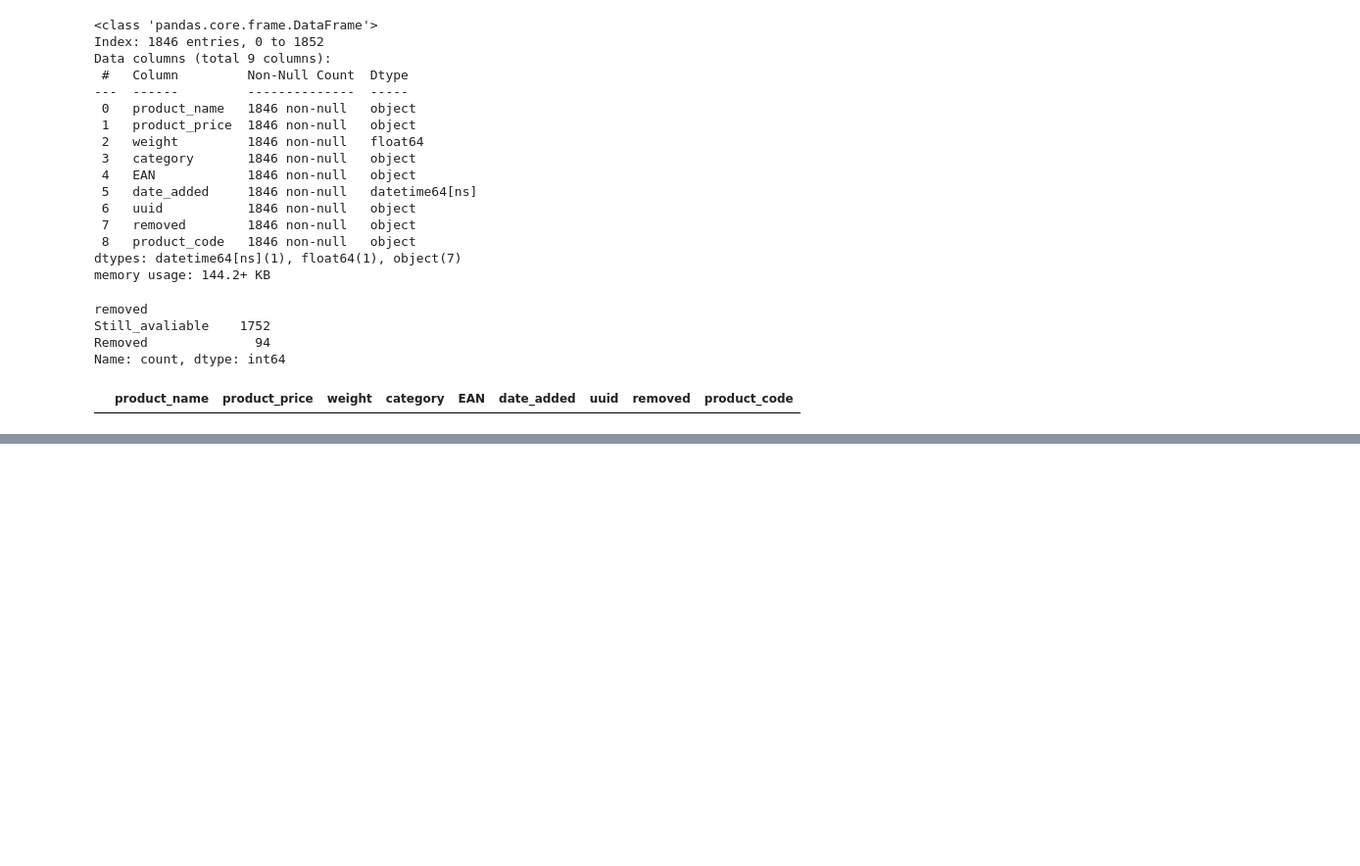
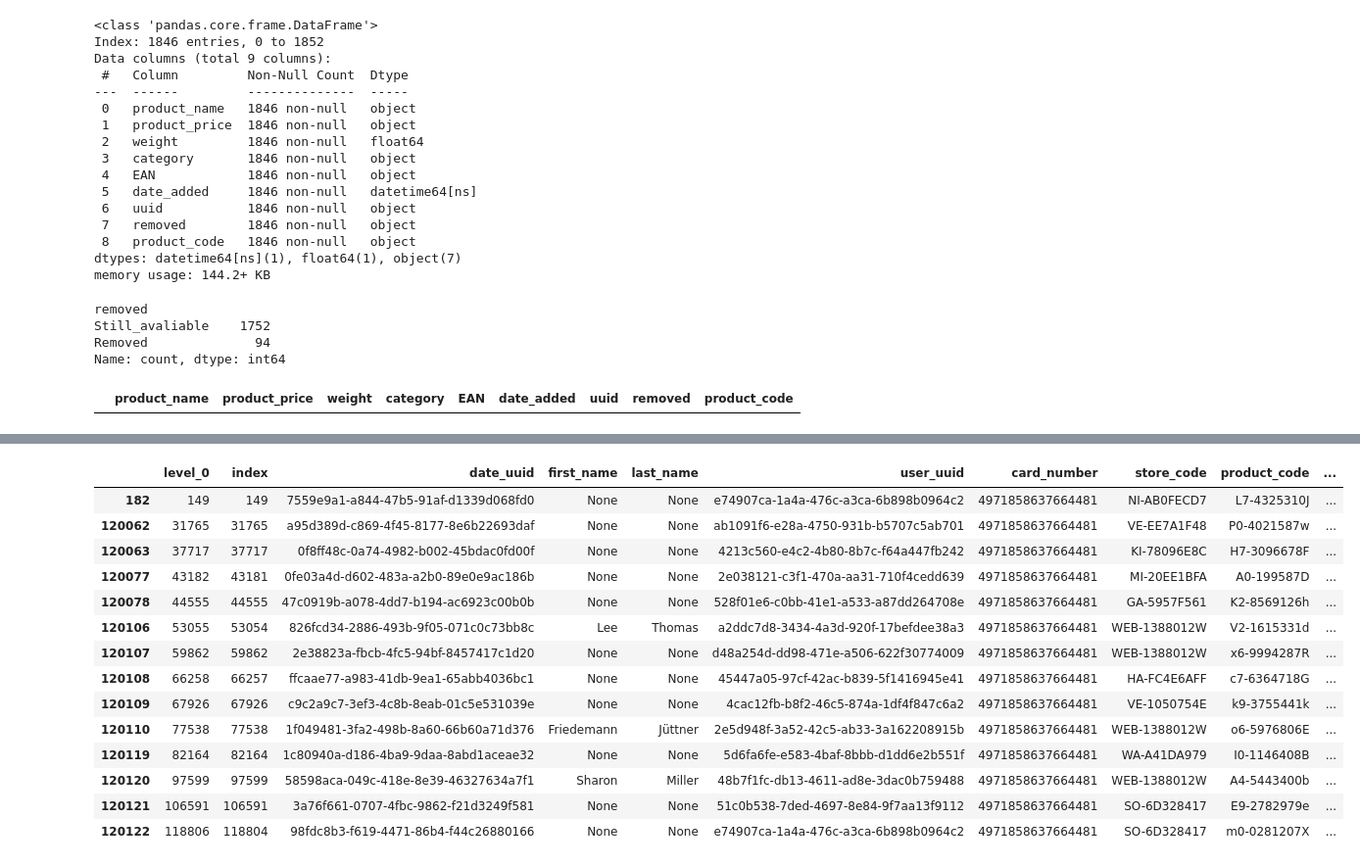
Before and after one commit to jho278/retail-database, a Jupyter notebook: data_exploration.ipynb, the cells around one changed output, grey strips where cells are left out. Shown at 98% size. Drawn from its saved outputs; the diff is of its cells as text; code cells hidden in the pictures; blank space fills up the shorter version.

```diff
--- a/data_exploration.ipynb
+++ b/data_exploration.ipynb
@@ -1530,0 +1888,12 @@ df[~df['product_price'].str.contains('£', na=False)]
+# %%
+from data_extraction import DataExtractor
+from database_utils import DatabaseConnector
+
+connect = DatabaseConnector()
+connect.read_db_creds()
+connect.init_db_engine()
+connect.list_db_tables()
+
+extract = DataExtractor()
+table = extract.read_rds_table(connect, 'orders_table')
+print(table)
@@ -1530,0 +1918,18 @@ df[~df['product_price'].str.contains('£', na=False)]
+# %%
+table.loc[table['card_number'] == 4971858637664481]
+# %% [output]
+|  | level_0 | index | date_uuid | first_name | last_name | user_uuid | card_number | store_code | product_code | ... |
+| 182 | 149 | 149 | 7559e9a1-a844-47b5-91af-d1339d068fd0 | None | None | e74907ca-1a4a-476c-a3ca-6b898b0964c2 | 4971858637664481 | NI-AB0FECD7 | L7-4325310J | ... |
+| 120062 | 31765 | 31765 | a95d389d-c869-4f45-8177-8e6b22693daf | None | None | ab1091f6-e28a-4750-931b-b5707c5ab701 | 4971858637664481 | VE-EE7A1F48 | P0-4021587w | ... |
+| 120063 | 37717 | 37717 | 0f8ff48c-0a74-4982-b002-45bdac0fd00f | None | None | 4213c560-e4c2-4b80-8b7c-f64a447fb242 | 4971858637664481 | KI-78096E8C | H7-3096678F | ... |
+| 120077 | 43182 | 43181 | 0fe03a4d-d602-483a-a2b0-89e0e9ac186b | None | None | 2e038121-c3f1-470a-aa31-710f4cedd639 | 4971858637664481 | MI-20EE1BFA | A0-199587D | ... |
+| 120078 | 44555 | 44555 | 47c0919b-a078-4dd7-b194-ac6923c00b0b | None | None | 528f01e6-c0bb-41e1-a533-a87dd264708e | 4971858637664481 | GA-5957F561 | K2-8569126h | ... |
+| 120106 | 53055 | 53054 | 826fcd34-2886-493b-9f05-071c0c73bb8c | Lee | Thomas | a2ddc7d8-3434-4a3d-920f-17befdee38a3 | 4971858637664481 | WEB-1388012W | V2-1615331d | ... |
+| 120107 | 59862 | 59862 | 2e38823a-fbcb-4fc5-94bf-8457417c1d20 | None | None | d48a254d-dd98-471e-a506-622f30774009 | 4971858637664481 | WEB-1388012W | x6-9994287R | ... |
+| 120108 | 66258 | 66257 | ffcaae77-a983-41db-9ea1-65abb4036bc1 | None | None | 45447a05-97cf-42ac-b839-5f1416945e41 | 4971858637664481 | HA-FC4E6AFF | c7-6364718G | ... |
+| 120109 | 67926 | 67926 | c9c2a9c7-3ef3-4c8b-8eab-01c5e531039e | None | None | 4cac12fb-b8f2-46c5-874a-1df4f847c6a2 | 4971858637664481 | VE-1050754E | k9-3755441k | ... |
+| 120110 | 77538 | 77538 | 1f049481-3fa2-498b-8a60-66b60a71d376 | Friedemann | Jüttner | 2e5d948f-3a52-42c5-ab33-3a162208915b | 4971858637664481 | WEB-1388012W | o6-5976806E | ... |
+| 120119 | 82164 | 82164 | 1c80940a-d186-4ba9-9daa-8abd1aceae32 | None | None | 5d6fa6fe-e583-4baf-8bbb-d1dd6e2b551f | 4971858637664481 | WA-A41DA979 | I0-1146408B | ... |
+| 120120 | 97599 | 97599 | 58598aca-049c-418e-8e39-46327634a7f1 | Sharon | Miller | 48b7f1fc-db13-4611-ad8e-3dac0b759488 | 4971858637664481 | WEB-1388012W | A4-5443400b | ... |
+| 120121 | 106591 | 106591 | 3a76f661-0707-4fbc-9862-f21d3249f581 | None | None | 51c0b538-7ded-4697-8e84-9f7aa13f9112 | 4971858637664481 | SO-6D328417 | E9-2782979e | ... |
+| 120122 | 118806 | 118804 | 98fdc8b3-f619-4471-86b4-f44c26880166 | None | None | e74907ca-1a4a-476c-a3ca-6b898b0964c2 | 4971858637664481 | SO-6D328417 | m0-0281207X | ... |
```
Also changed, not shown: parts of 63 cells of this notebook, 2 other files.
